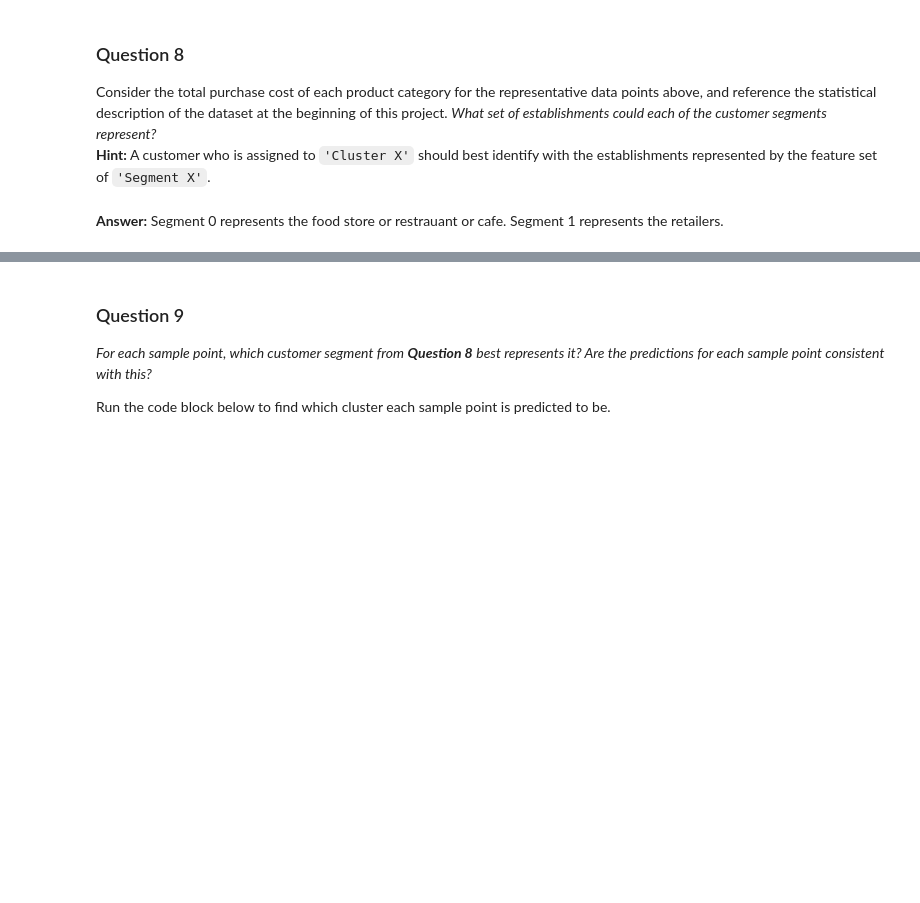
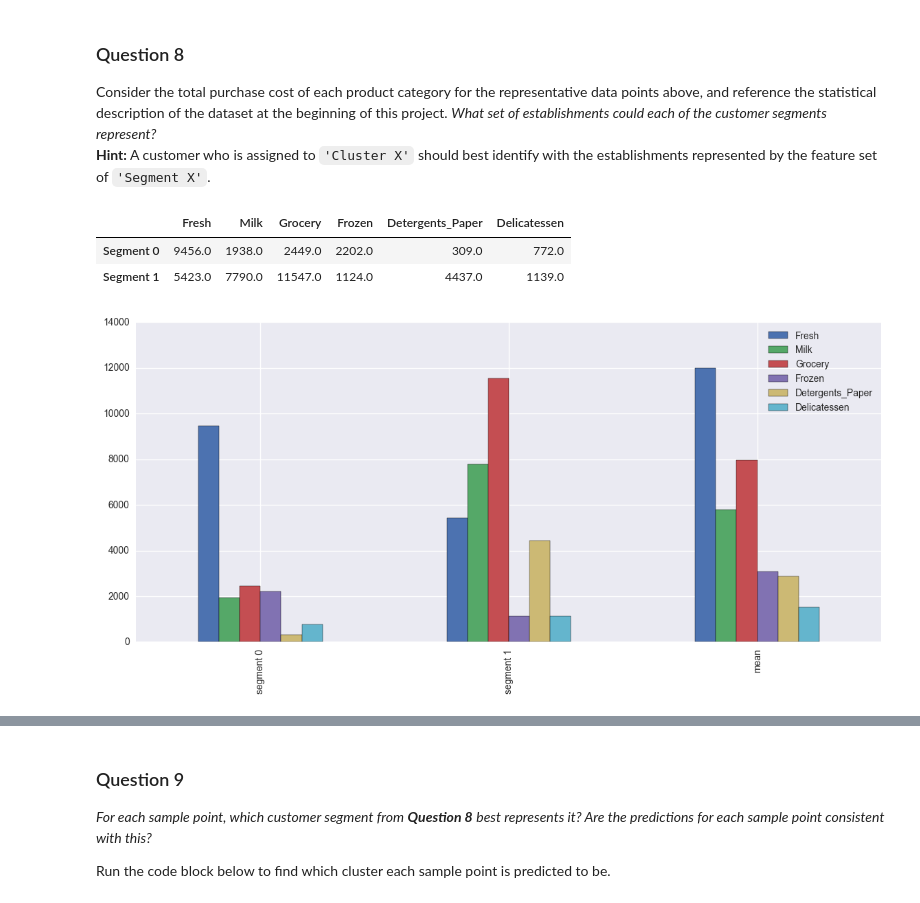
Before and after one commit to fortyMiles/custom_segments, a Jupyter notebook: customer_segments.ipynb, the cells around one changed output, grey strips where cells are left out. Cells and saved outputs as stored; diff of their text form; code cells hidden in the pictures; blank space fills up the shorter version.

```diff
--- a/customer_segments.ipynb
+++ b/customer_segments.ipynb
@@ -501,5 +543,15 @@ display(true_centers)
 ### Question 8
 Consider the total purchase cost of each product category for the representative data points above, and reference the statistical description of the dataset at the beginning of this project. *What set of establishments could each of the customer segments represent?*
 **Hint:** A customer who is assigned to `'Cluster X'` should best identify with the establishments represented by the feature set of `'Segment X'`.
-# %% [markdown]
-**Answer:** Segment 0 represents the food store or restrauant or cafe. Segment 1 represents the retailers.
+# %%
+samples = true_centers
+display(samples)
+
+samples_bar = samples.append(data.describe().loc['mean'])
+samples_bar.index = ['segment 0', 'segment 1'] + ['mean']
+_ = samples_bar.plot(kind='bar', figsize=(14, 6))
+# %% [output]
+|  | Fresh | Milk | Grocery | Frozen | Detergents_Paper | Delicatessen |
+| Segment 0 | 9456.0 | 1938.0 | 2449.0 | 2202.0 | 309.0 | 772.0 |
+| Segment 1 | 5423.0 | 7790.0 | 11547.0 | 1124.0 | 4437.0 | 1139.0 |
+[figure, added]
```
Also changed, not shown: parts of 22 cells of this notebook, 1 other file.
